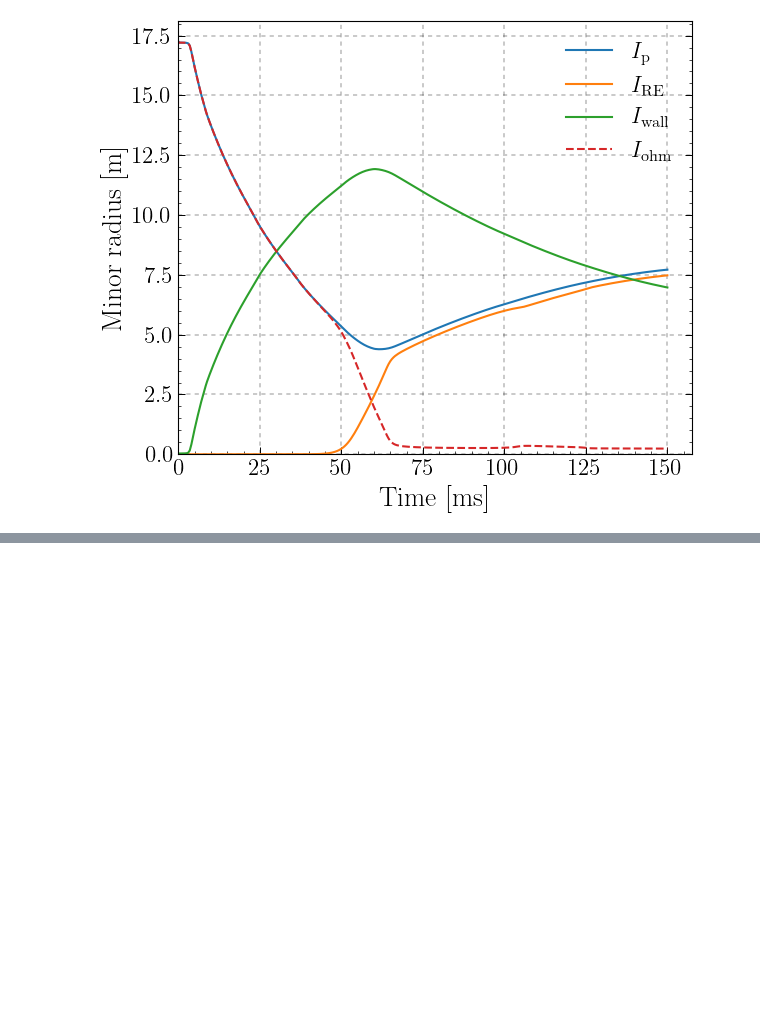
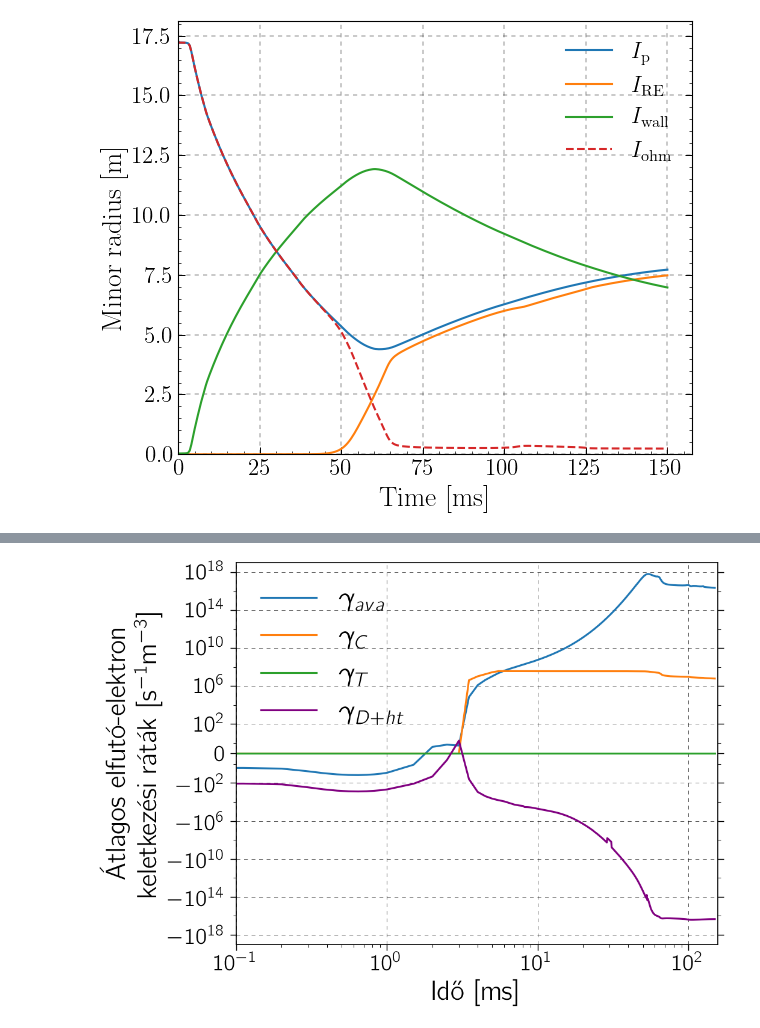
Before and after one commit to leferi99/CDO-plotting, a Jupyter notebook: main_plots.ipynb, the cells around one changed output, grey strips where cells are left out. Cells and saved outputs as stored; diff of their text form; code cells hidden in the pictures; blank space fills up the shorter version.

```diff
--- a/main_plots.ipynb
+++ b/main_plots.ipynb
@@ -729,3 +760,26 @@ if 1:
+# %%
+fig = plt.figure(figsize=(7, 5))
+plt.subplot(1, 1, 1)  # rows, columns, index
+# For example fig.add_subplot(3, 1, (1, 2)) makes a subplot that spans the upper 2/3 of the figure
+plt.plot(concat.timegrid_ms, np.sum(concat.gammaAva * concat.n_re, axis=1) / len(concat.radialgrid), label=r"$\gamma_{ava}$")
+plt.plot(concat.timegrid_ms, np.sum(concat.gammaCompton, axis=1) / len(concat.radialgrid), label=r"$\gamma_C$")
+plt.plot(concat.timegrid_ms, np.sum(concat.gammaTritium, axis=1) / len(concat.radialgrid), label=r"$\gamma_T$")
+plt.plot(concat.timegrid_ms, np.sum(concat.flux_to_RE, axis=1) / len(concat.radialgrid), label=r"$\gamma_{D+ht}$", c="purple")
+
+plt.ylabel("Átlagos elfutó-elektron\n" r"keletkezési ráták [s$^{-1}$m$^{-3}$]")
+plt.xlabel('Idő [ms]')
+plt.tick_params('x', labelbottom=True)
+
+plt.ylim(-1e19, 1e19)
+plt.yscale('symlog', linthresh=1)
+plt.xlim(0.1, None)
+plt.xscale("log")
+plt.yticks(ticks=[1e18, 1e14, 1e10, 1e6, 1e2, 0, -1e2, -1e6, -1e10, -1e14, -1e18])
+plt.legend()
+#plt.grid(which="both")
+plt.show()
+# %% [output]
+[figure, added]
 # %%
 
 ################# 2D ##################
```
Also changed, not shown: parts of 12 cells of this notebook, 6 other files.
